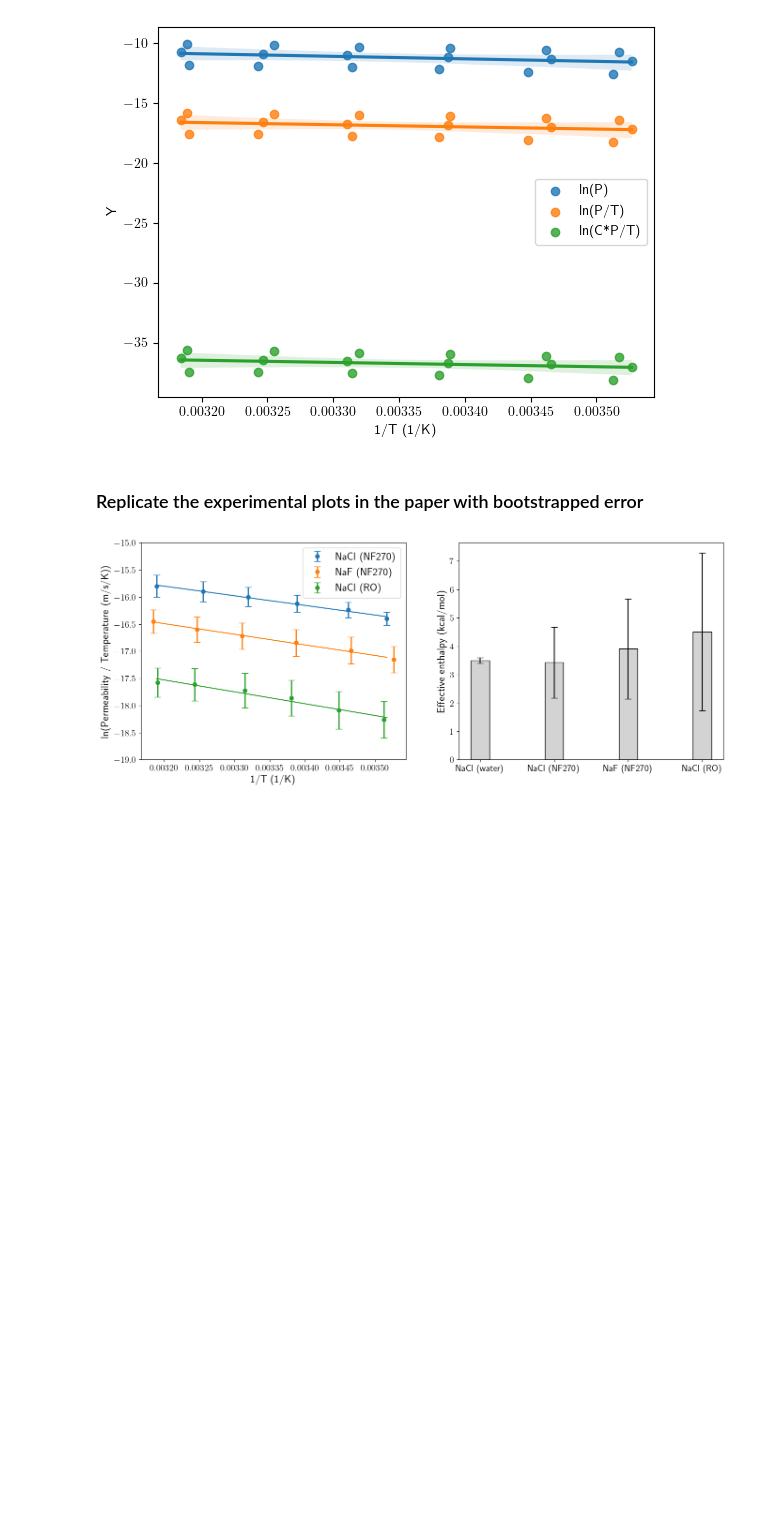
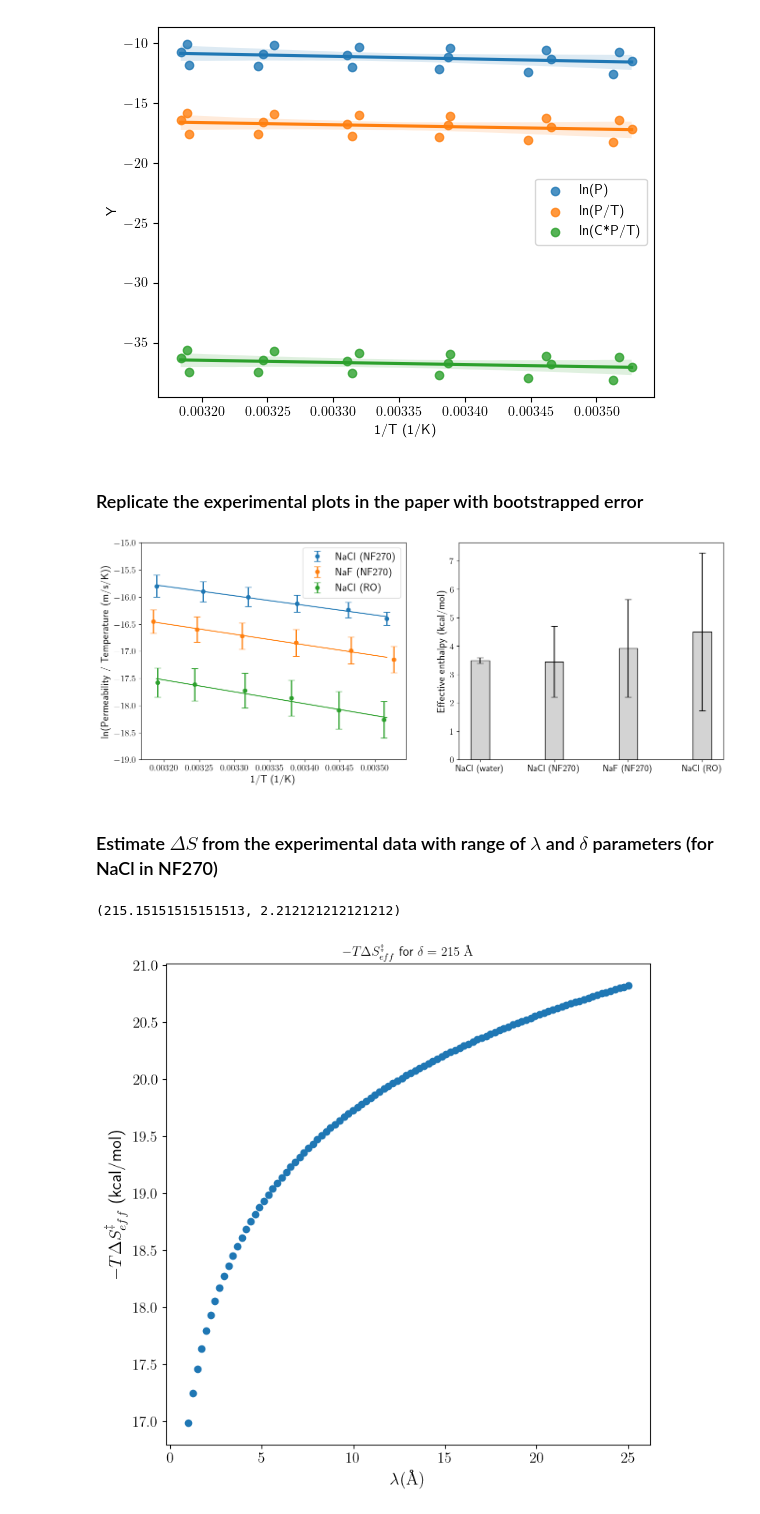
Before and after one commit to schwinns/eyring_model, a Jupyter notebook: experimental_barriers.ipynb, the cells around one changed output. Cells and saved outputs as stored; diff of their text form; code cells hidden in the pictures; blank space fills up the shorter version.

Commit message:
test jump lengths and thicknesses on dS estimation for experimental data

```diff
--- a/experimental_barriers.ipynb
+++ b/experimental_barriers.ipynb
@@ -329,3 +329,39 @@ ax[1].tick_params('both', labelsize=14)
 fig.savefig('figs/experimental_data.png')
 # %% [output]
 [figure]
+# %% [markdown]
+### Estimate $\Delta S$ from the experimental data with range of $\lambda$ and $\delta$ parameters (for NaCl in NF270)
+# %%
+# define the grid of parameters to test
+lambdas = np.linspace(1,25, 100)
+deltas = np.linspace(100,2000, 100)
+
+# get experimental data
+T = df1['T (K)']
+P_experiment = df1['ave B (m/sec)']
+X = sm.add_constant(1/T)
+
+# loop through the grid and save slope and intercept results
+results = np.zeros((len(lambdas), len(deltas), 2))
+for i,l in enumerate(lambdas):
+    for j,d in enumerate(deltas):
+        Y = np.log(P_experiment*d*h/l**2/kB/T)
+        ols = sm.OLS(Y, X)
+        res = ols.fit()
+        intercept,slope = res.params
+        results[i,j,0] = intercept # dS/R
+        results[i,j,1] = slope # -dH/R
+# %%
+deltas[6], lambdas[5]
+# %% [output]
+(215.15151515151513, 2.212121212121212)
+# %%
+fig, ax = plt.subplots(1,1, figsize=(8,8))
+
+ax.scatter(lambdas, -300*results[:,6,0]*R)
+ax.set_xlabel('$\lambda (\mathrm{\AA})$', fontsize=16)
+ax.set_ylabel('$-T\Delta S_{eff}^{\ddag}$ (kcal/mol)', fontsize=16)
+ax.tick_params('both', labelsize=14)
+ax.set_title('$-T\Delta S_{eff}^{\ddag}$ for $\delta = 215~\mathrm{\AA}$');
+# %% [output]
+[figure, added]
```
Also changed, not shown: parts of 4 cells of this notebook, 1 other file.
